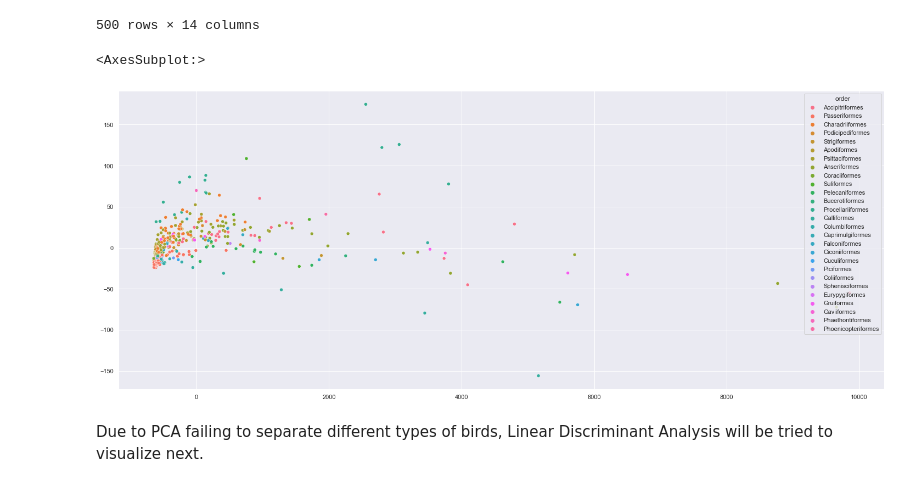
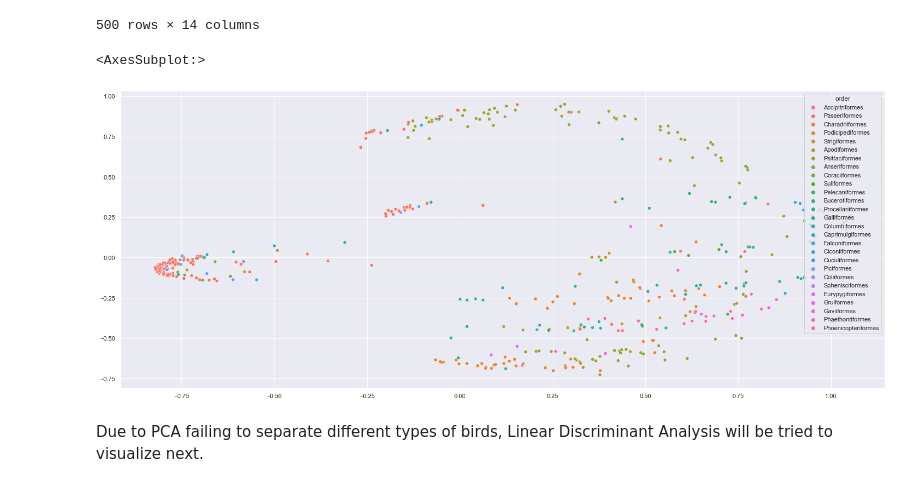
Before and after one commit to arif-cakir/Taxonomical_Classification_of_Bird_Orders, a Jupyter notebook: Final_Project_main.ipynb, the cells around one changed output. Drawn from its saved outputs; the diff is of its cells as text; code cells hidden in the pictures.

```diff
--- a/Final_Project_main.ipynb
+++ b/Final_Project_main.ipynb
@@ -101,3 +107,7 @@ egg.mass           392
 body.mass          474
 specimen.origin      3
 dtype: int64
+# %%
+sns.set(rc={'figure.figsize':(25,10)})
+
+sns.heatmap(df.corr(),annot=True)
@@ -185,14 +205,14 @@ dfh_n
 # %%
 
 sns.set(rc={'figure.figsize':(25,10)})
 
 pca = PCA(n_components=2)
-pcadf = pca.fit_transform(dfh)
+pcadf = pca.fit_transform(dfh_n)
 
 sns.scatterplot(x=pcadf[:,0],y=pcadf[:,1],hue=df['order'])
 # %% [output]
 <AxesSubplot:>
-[figure, old version]
+[figure, new version]
 # %% [markdown]
 Due to PCA failing to separate different types of birds, Linear Discriminant Analysis will be tried to visualize next.
 # %%
```
Also changed, not shown: parts of 34 cells of this notebook.
